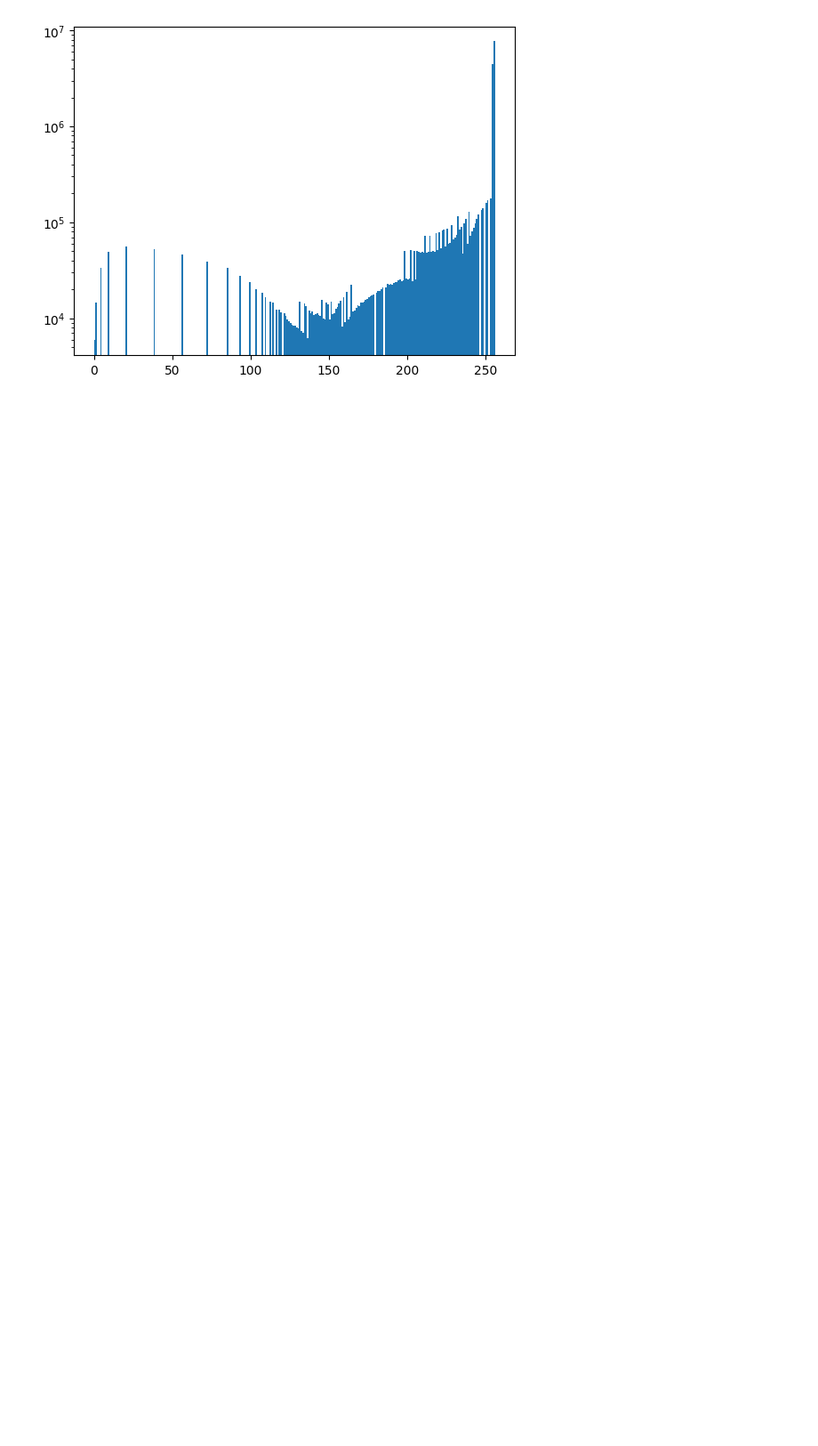
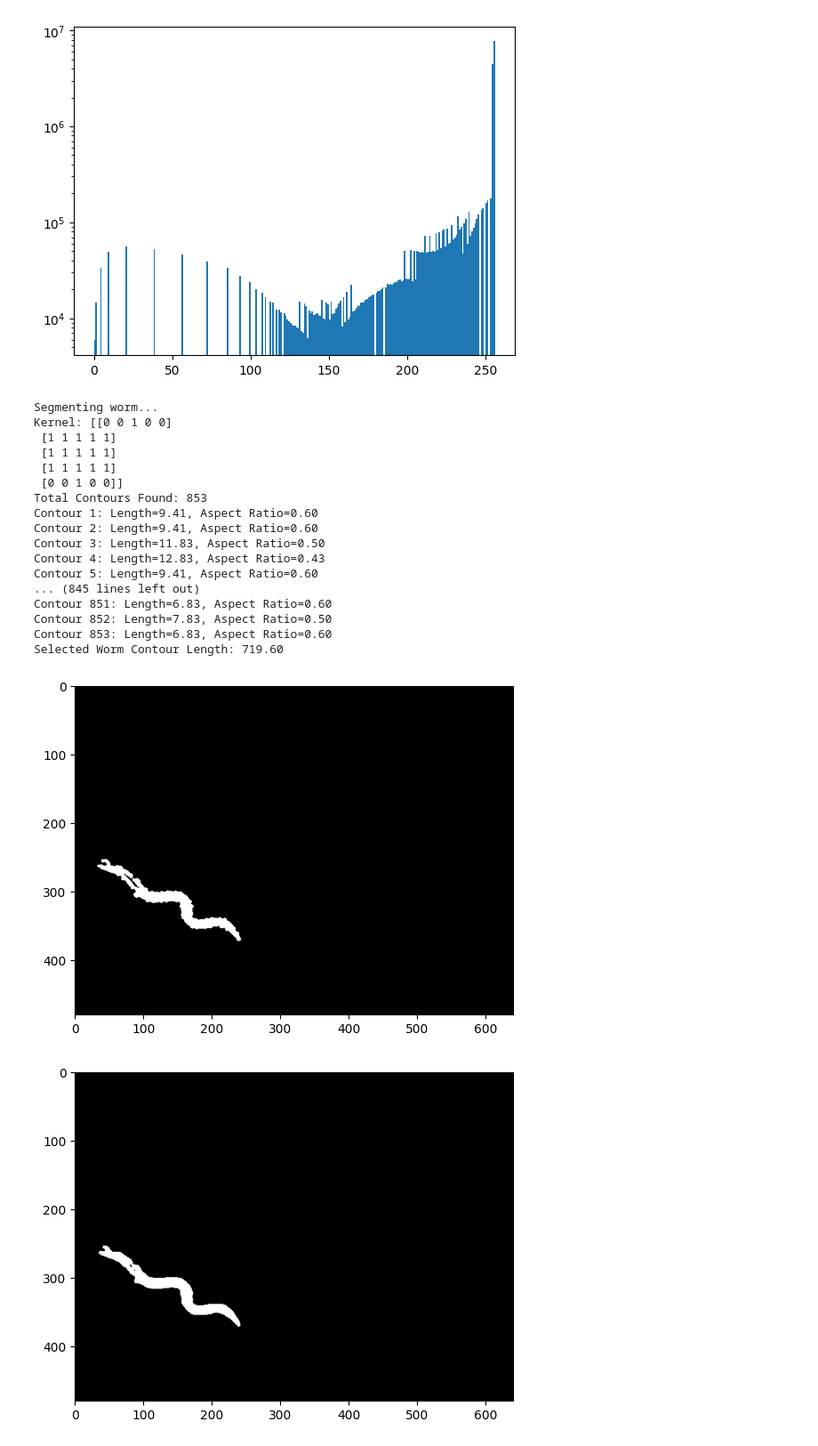
Before and after one commit to SamirHossain099/ECE-3334-Digital-Communications-Project-Lab, a Jupyter notebook: temp_image_processing/distributionMapping.ipynb, the cells around one changed output. Shown: that part at 89% size. Cells and saved outputs as stored; diff of their text form; code cells hidden in the pictures; blank space fills up the shorter version.

```diff
--- a/temp_image_processing/distributionMapping.ipynb
+++ b/temp_image_processing/distributionMapping.ipynb
@@ -11,0 +107,25 @@ plt.show()
+# %%
+frameA = cv2.imread('Worm2.png')
+if frameA is None:
+    print("Frame A loaded unsuccessfully.")
+segment_worm(frameA)
+# %% [output]
+Segmenting worm...
+Kernel: [[0 0 1 0 0]
+ [1 1 1 1 1]
+ [1 1 1 1 1]
+ [1 1 1 1 1]
+ [0 0 1 0 0]]
+Total Contours Found: 853
+Contour 1: Length=9.41, Aspect Ratio=0.60
+Contour 2: Length=9.41, Aspect Ratio=0.60
+Contour 3: Length=11.83, Aspect Ratio=0.50
+Contour 4: Length=12.83, Aspect Ratio=0.43
+Contour 5: Length=9.41, Aspect Ratio=0.60
+... (845 lines left out)
+Contour 851: Length=6.83, Aspect Ratio=0.60
+Contour 852: Length=7.83, Aspect Ratio=0.50
+Contour 853: Length=6.83, Aspect Ratio=0.60
+Selected Worm Contour Length: 719.60
+[figure, added]
+[figure, added]
```
Also changed, not shown: parts of 3 cells of this notebook, 6 other files.
